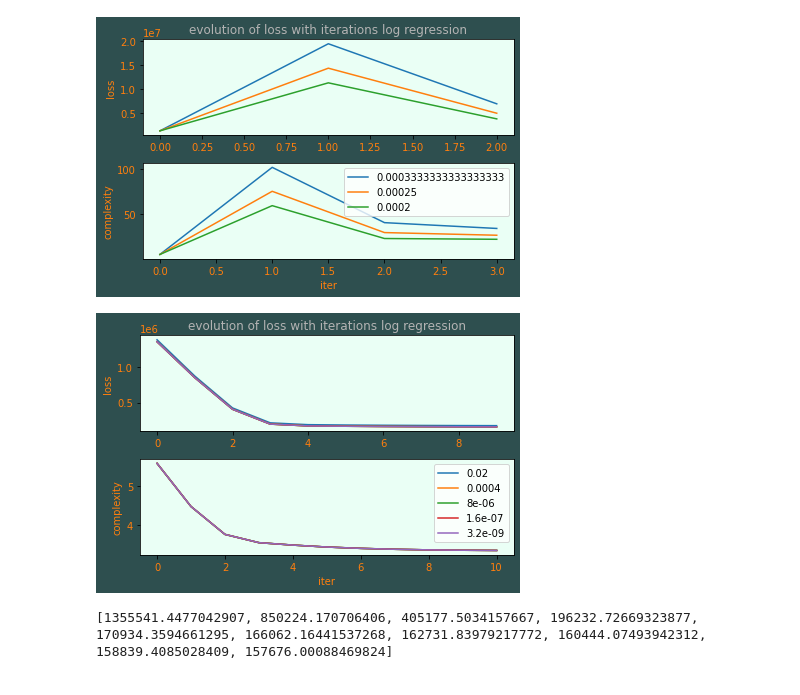
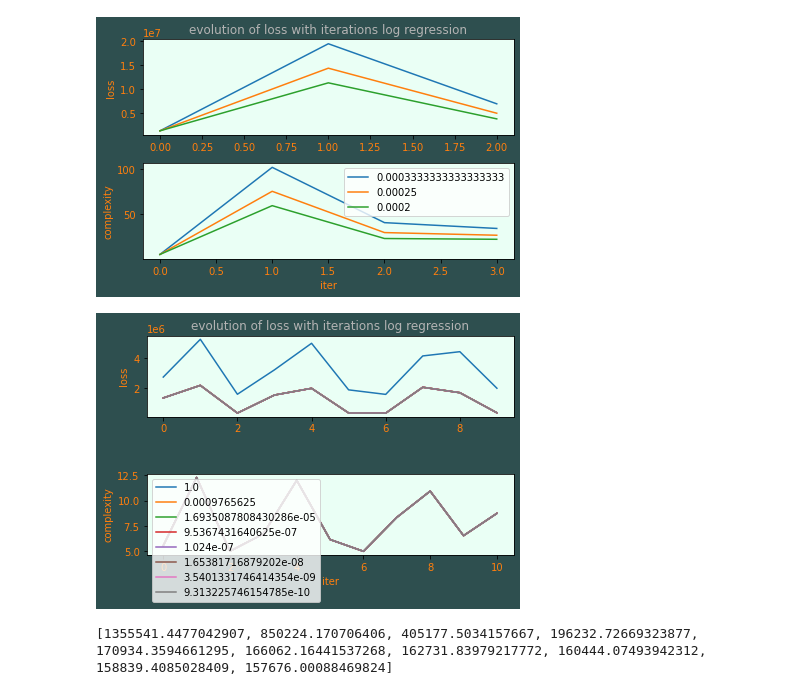
Before and after one commit to JeanBaptiste-dlb/project1_ML, a Jupyter notebook: project1/scripts/project1.ipynb, the cells around one changed output. Saved outputs shown, nothing was run; the diff lists cells and outputs as text; code cells hidden in the pictures.

```diff
--- a/project1/scripts/project1.ipynb
+++ b/project1/scripts/project1.ipynb
@@ -146,26 +146,27 @@ plt.tight_layout()
 [figure]
 # %%
 fig, axs = plt.subplots(2,1,facecolor=(.18, .31, .31))
+
 lambdas_=[]
-for i in range(1,6):
-    lambda_=1/i**5
+for i in range(1,9):
+    lambda_=1/i**10
     lambdas_.append(lambda_)
-    weights, losses = get_w_loss(y,tX,6,1,max_iters=10,gamma=0.000005,lambda_=lambda_,store=True)
+    weights, losses = get_w_loss(y,tX,6,1,max_iters=10,gamma=0.00005,lambda_=lambda_,store=True)
     axs[0].plot(losses)
     axs[1].plot([np.linalg.norm(item) for item in weights])
 plt.legend(lambdas_)
 axs[0].set_facecolor('#eafff5')
 axs[1].set_facecolor('#eafff5')
 axs[0].set_title('evolution of loss with iterations log regression', color='0.7')
 axs[0].set_ylabel("loss", color='tab:orange')
 axs[1].set_ylabel("complexity", color='tab:orange')
 axs[1].set_xlabel("iter",color='tab:orange')
 axs[0].tick_params(labelcolor='tab:orange')
 axs[1].tick_params(labelcolor='tab:orange')
 plt.savefig("loss complexity vs iters reg log lambda variations.png")
 plt.tight_layout()
 # %% [output]
-[figure, old version]
+[figure, new version]
 # %%
 print(losses)
 # %% [output]
```
Also changed, not shown: 2 other files.
